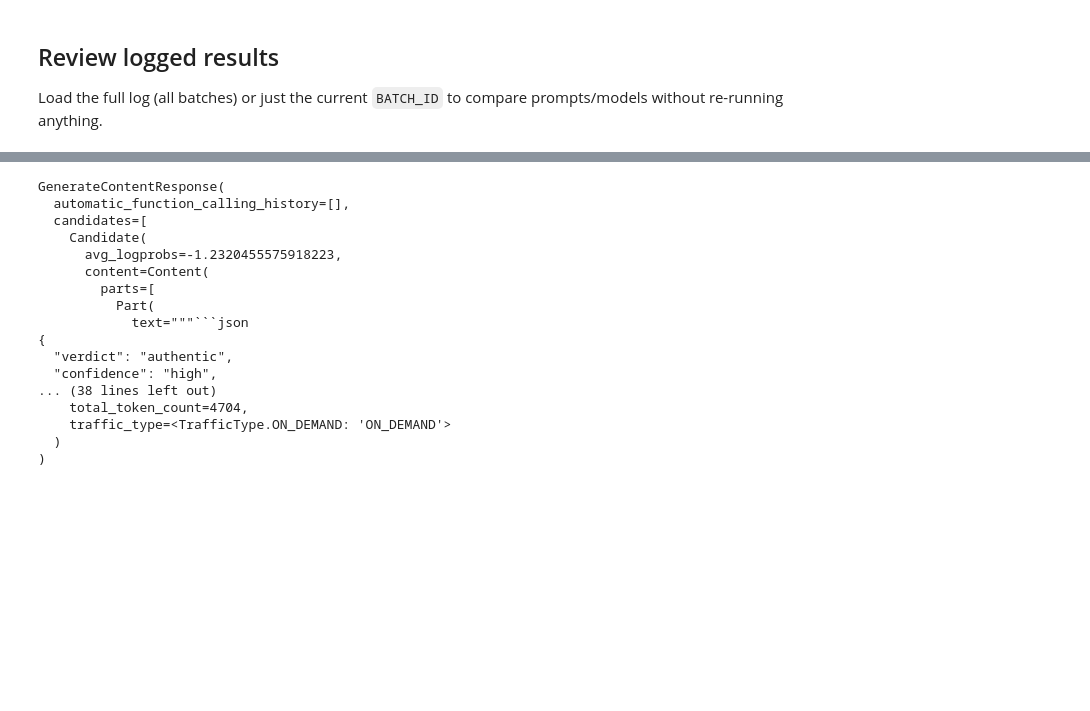
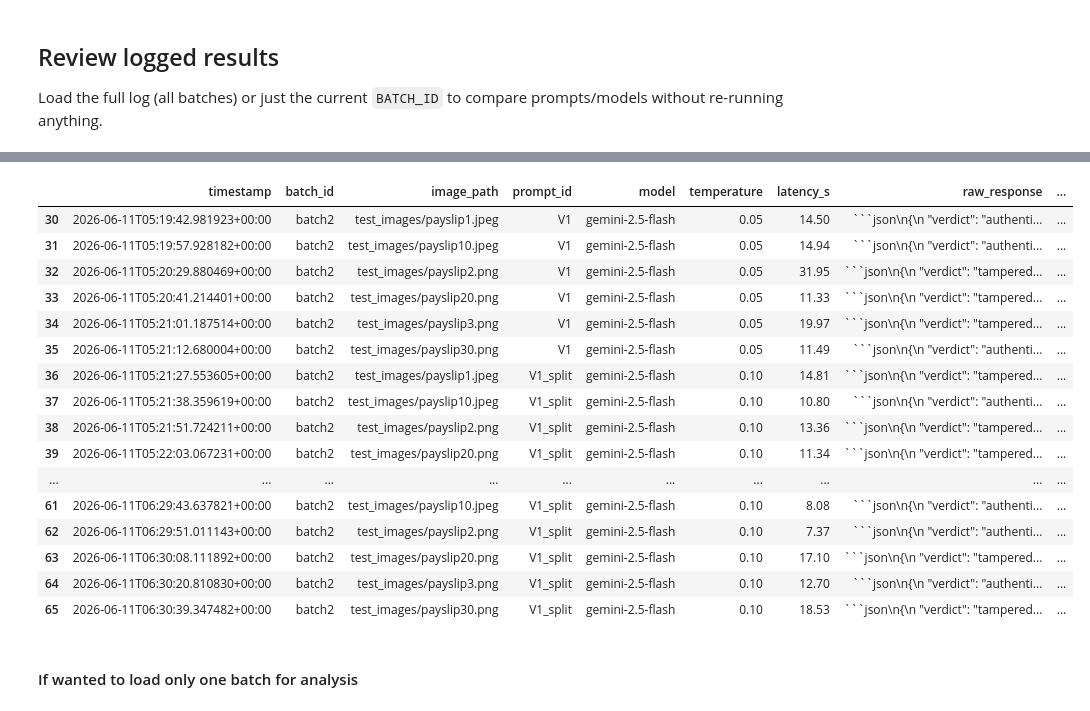
Before and after one commit to PW-Infinitas/doc-tampering-project, a Jupyter notebook: prompt_optimisation.ipynb, the cells around one changed output, grey strips where cells are left out. Drawn from its saved outputs; the diff is of its cells as text; code cells hidden in the pictures; blank space fills up the shorter version.

````diff
--- a/prompt_optimisation.ipynb
+++ b/prompt_optimisation.ipynb
@@ -196,0 +313,3 @@ Index(['timestamp', 'batch_id', 'image_path', 'prompt_id', 'model',
+# %%
+batch2 = df_all[df_all['batch_id'] =='batch2']
+print(compute_binary_metrics(batch2))
@@ -197 +328,23 @@ Index(['timestamp', 'batch_id', 'image_path', 'prompt_id', 'model',
+# %%
+batch2
+# %% [output]
+|  | timestamp | batch_id | image_path | prompt_id | model | temperature | latency_s | raw_response | ... |
+| 30 | 2026-06-11T05:19:42.981923+00:00 | batch2 | test_images/payslip1.jpeg | V1 | gemini-2.5-flash | 0.05 | 14.50 | ```json\n{\n "verdict": "authenti... | ... |
+| 31 | 2026-06-11T05:19:57.928182+00:00 | batch2 | test_images/payslip10.jpeg | V1 | gemini-2.5-flash | 0.05 | 14.94 | ```json\n{\n "verdict": "authenti... | ... |
+| 32 | 2026-06-11T05:20:29.880469+00:00 | batch2 | test_images/payslip2.png | V1 | gemini-2.5-flash | 0.05 | 31.95 | ```json\n{\n "verdict": "tampered... | ... |
+| 33 | 2026-06-11T05:20:41.214401+00:00 | batch2 | test_images/payslip20.png | V1 | gemini-2.5-flash | 0.05 | 11.33 | ```json\n{\n "verdict": "tampered... | ... |
+| 34 | 2026-06-11T05:21:01.187514+00:00 | batch2 | test_images/payslip3.png | V1 | gemini-2.5-flash | 0.05 | 19.97 | ```json\n{\n "verdict": "tampered... | ... |
+| 35 | 2026-06-11T05:21:12.680004+00:00 | batch2 | test_images/payslip30.png | V1 | gemini-2.5-flash | 0.05 | 11.49 | ```json\n{\n "verdict": "authenti... | ... |
+| 36 | 2026-06-11T05:21:27.553605+00:00 | batch2 | test_images/payslip1.jpeg | V1_split | gemini-2.5-flash | 0.10 | 14.81 | ```json\n{\n "verdict": "tampered... | ... |
+| 37 | 2026-06-11T05:21:38.359619+00:00 | batch2 | test_images/payslip10.jpeg | V1_split | gemini-2.5-flash | 0.10 | 10.80 | ```json\n{\n "verdict": "authenti... | ... |
+| 38 | 2026-06-11T05:21:51.724211+00:00 | batch2 | test_images/payslip2.png | V1_split | gemini-2.5-flash | 0.10 | 13.36 | ```json\n{\n "verdict": "tampered... | ... |
+| 39 | 2026-06-11T05:22:03.067231+00:00 | batch2 | test_images/payslip20.png | V1_split | gemini-2.5-flash | 0.10 | 11.34 | ```json\n{\n "verdict": "tampered... | ... |
+| ... | ... | ... | ... | ... | ... | ... | ... | ... | ... |
+| 61 | 2026-06-11T06:29:43.637821+00:00 | batch2 | test_images/payslip10.jpeg | V1_split | gemini-2.5-flash | 0.10 | 8.08 | ```json\n{\n "verdict": "authenti... | ... |
+| 62 | 2026-06-11T06:29:51.011143+00:00 | batch2 | test_images/payslip2.png | V1_split | gemini-2.5-flash | 0.10 | 7.37 | ```json\n{\n "verdict": "authenti... | ... |
+| 63 | 2026-06-11T06:30:08.111892+00:00 | batch2 | test_images/payslip20.png | V1_split | gemini-2.5-flash | 0.10 | 17.10 | ```json\n{\n "verdict": "tampered... | ... |
+| 64 | 2026-06-11T06:30:20.810830+00:00 | batch2 | test_images/payslip3.png | V1_split | gemini-2.5-flash | 0.10 | 12.70 | ```json\n{\n "verdict": "authenti... | ... |
+| 65 | 2026-06-11T06:30:39.347482+00:00 | batch2 | test_images/payslip30.png | V1_split | gemini-2.5-flash | 0.10 | 18.53 | ```json\n{\n "verdict": "tampered... | ... |
+# %% [markdown]
+#### If wanted to load only one batch for analysis
 # %%
@@ -200,20 +352,0 @@ current_batch[["image_path", "prompt_id", "verdict", "confidence", "signal_types
-# %%
-response
-# %% [output]
-GenerateContentResponse(
-  automatic_function_calling_history=[],
-  candidates=[
-    Candidate(
-      avg_logprobs=-1.2320455575918223,
-      content=Content(
-        parts=[
-          Part(
-            text="""```json
-{
-  "verdict": "authentic",
-  "confidence": "high",
-... (38 lines left out)
-    total_token_count=4704,
-    traffic_type=<TrafficType.ON_DEMAND: 'ON_DEMAND'>
-  )
-)
````
Also changed, not shown: parts of 21 cells of this notebook, 19 other files.
